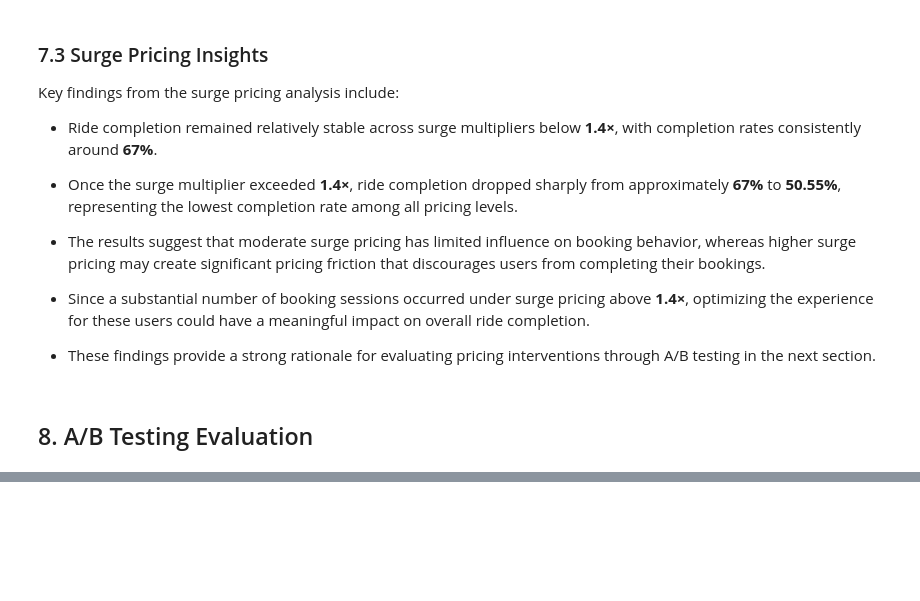
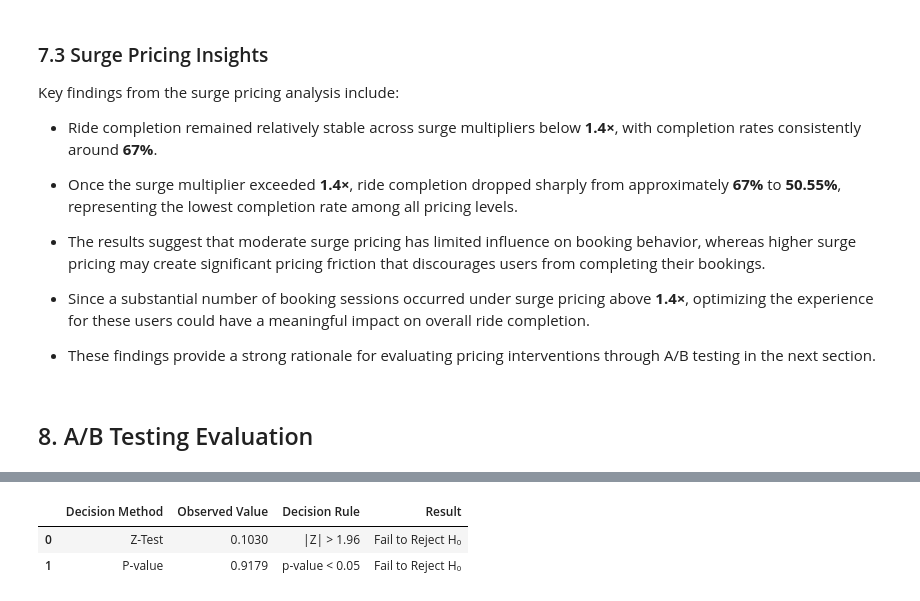
Before and after one commit to trihanda/mobility-product-funnel-analysis, a Jupyter notebook: notebooks/funnel_analysis.ipynb, the cells around one changed output, grey strips where cells are left out. Saved outputs shown, nothing was run; the diff lists cells and outputs as text; code cells hidden in the pictures; blank space fills up the shorter version.

```diff
--- a/notebooks/funnel_analysis.ipynb
+++ b/notebooks/funnel_analysis.ipynb
@@ -789,0 +1062,26 @@ Key findings from the surge pricing analysis include:
+# %%
+# Decision Summary
+decision_summary = pd.DataFrame({
+    "Decision Method": [
+        "Z-Test",
+        "P-value"
+    ],
+    "Observed Value": [
+        round(z_stat, 3),
+        round(p_value, 4)
+    ],
+    "Decision Rule": [
+        f"|Z| > {z_critical:.2f}",
+        f"p-value < {alpha}"
+    ],
+    "Result": [
+        "Reject H₀" if abs(z_stat) > z_critical else "Fail to Reject H₀",
+        "Reject H₀" if p_value < alpha else "Fail to Reject H₀"
+    ]
+})
+
+display(decision_summary)
+# %% [output]
+|  | Decision Method | Observed Value | Decision Rule | Result |
+| 0 | Z-Test | 0.1030 | |Z| > 1.96 | Fail to Reject H₀ |
+| 1 | P-value | 0.9179 | p-value < 0.05 | Fail to Reject H₀ |
```
Also changed, not shown: parts of 12 cells of this notebook, 1 other file.
